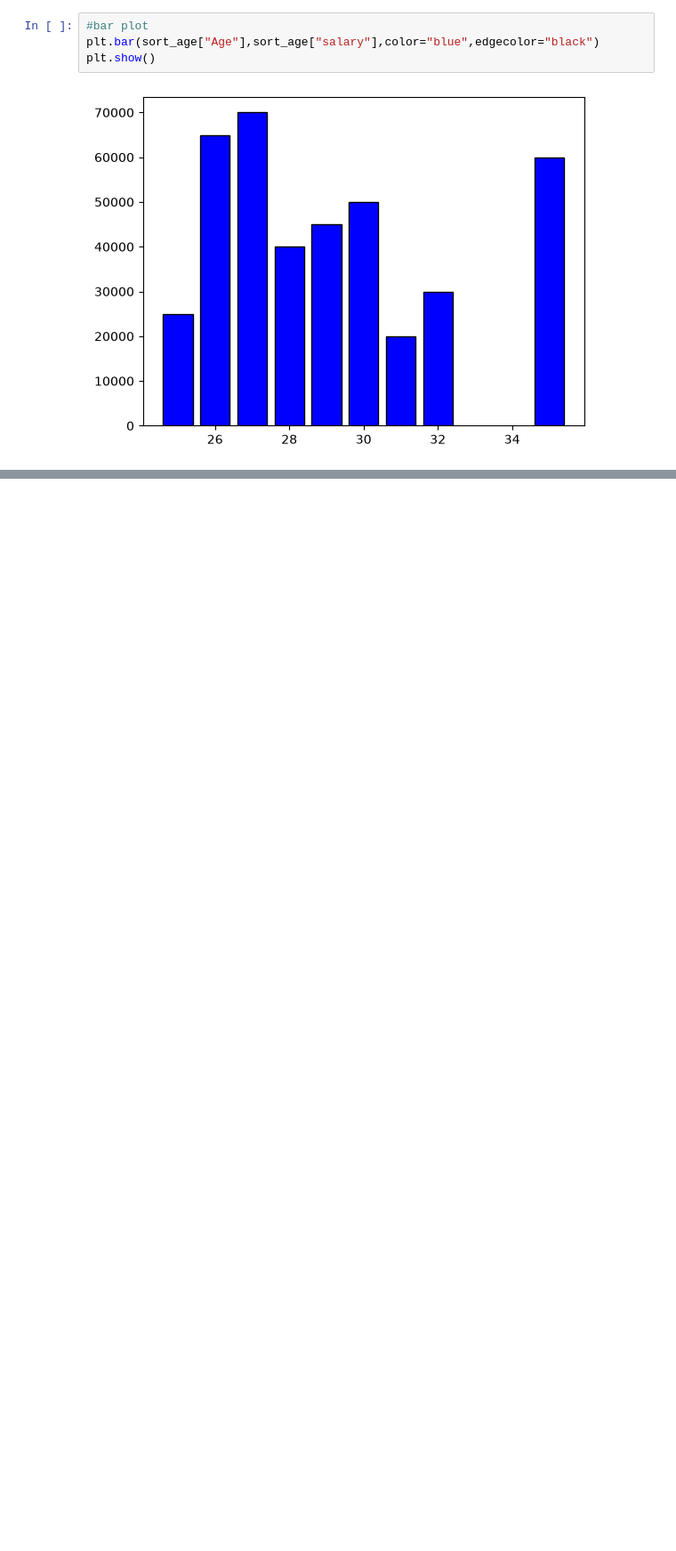
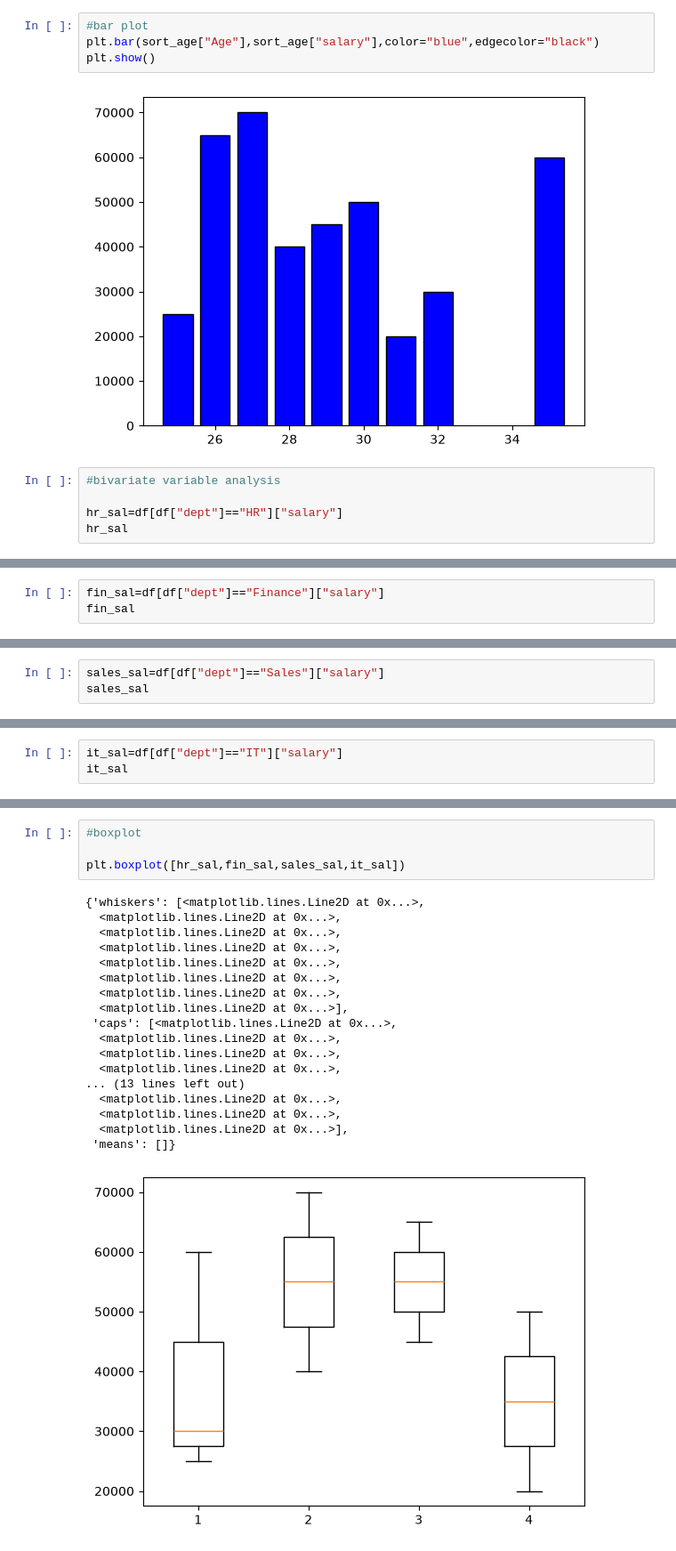
Before and after one commit to Ananya-G-Bharadwaj-Hassan/Python_practice, a Jupyter notebook: Matplotlib/demo.ipynb, the cells around one changed output, grey strips where cells are left out. Shown at 89% size. Drawn from its saved outputs; the diff is of its cells as text; blank space fills up the shorter version.

```diff
--- a/Matplotlib/demo.ipynb
+++ b/Matplotlib/demo.ipynb
@@ -123,3 +123,8 @@ plt.bar(sort_age["Age"],sort_age["salary"],color="blue",edgecolor="black")
 plt.show()
 # %% [output]
 [figure]
+# %%
+#bivariate variable analysis
+
+hr_sal=df[df["dept"]=="HR"]["salary"]
+hr_sal
@@ -125,0 +136,3 @@ plt.show()
+# %%
+fin_sal=df[df["dept"]=="Finance"]["salary"]
+fin_sal
@@ -125,0 +143,3 @@ plt.show()
+# %%
+sales_sal=df[df["dept"]=="Sales"]["salary"]
+sales_sal
@@ -125,0 +150,3 @@ plt.show()
+# %%
+it_sal=df[df["dept"]=="IT"]["salary"]
+it_sal
@@ -125,0 +157,23 @@ plt.show()
+# %%
+#boxplot
+
+plt.boxplot([hr_sal,fin_sal,sales_sal,it_sal])
+# %% [output]
+{'whiskers': [<matplotlib.lines.Line2D at 0x...>,
+  <matplotlib.lines.Line2D at 0x...>,
+  <matplotlib.lines.Line2D at 0x...>,
+  <matplotlib.lines.Line2D at 0x...>,
+  <matplotlib.lines.Line2D at 0x...>,
+  <matplotlib.lines.Line2D at 0x...>,
+  <matplotlib.lines.Line2D at 0x...>,
+  <matplotlib.lines.Line2D at 0x...>],
+ 'caps': [<matplotlib.lines.Line2D at 0x...>,
+  <matplotlib.lines.Line2D at 0x...>,
+  <matplotlib.lines.Line2D at 0x...>,
+  <matplotlib.lines.Line2D at 0x...>,
+... (13 lines left out)
+  <matplotlib.lines.Line2D at 0x...>,
+  <matplotlib.lines.Line2D at 0x...>,
+  <matplotlib.lines.Line2D at 0x...>],
+ 'means': []}
+[figure, added]
```
Also changed, not shown: parts of 4 cells of this notebook, 1 other file.
